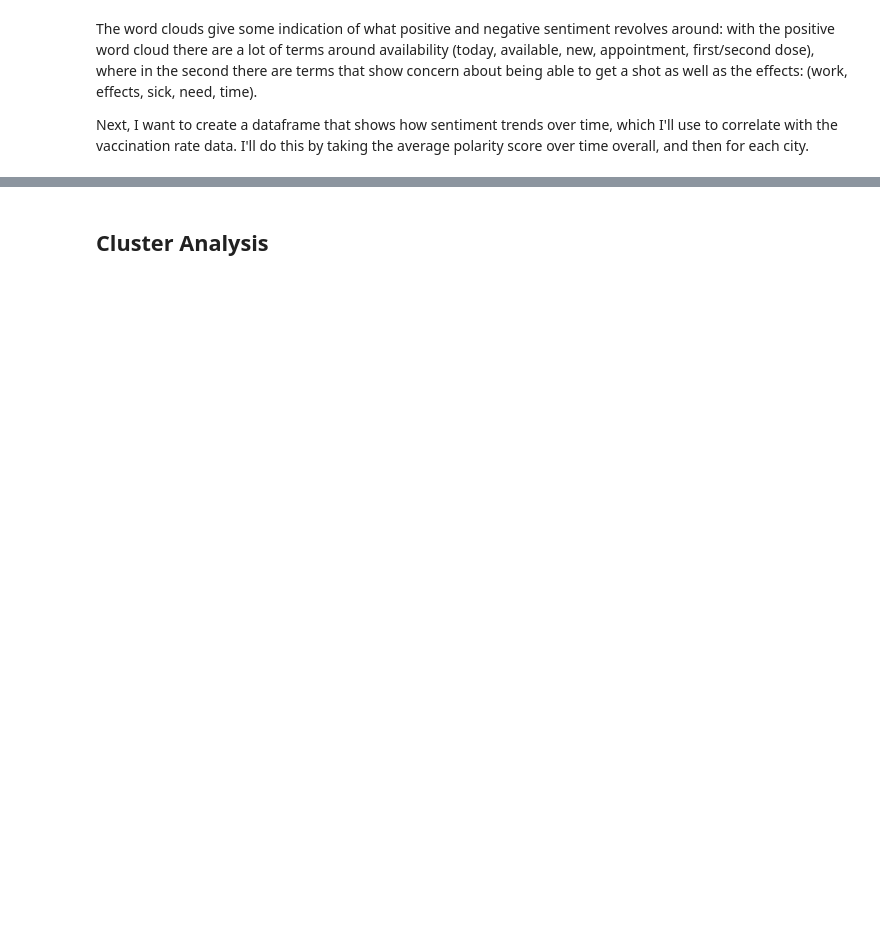
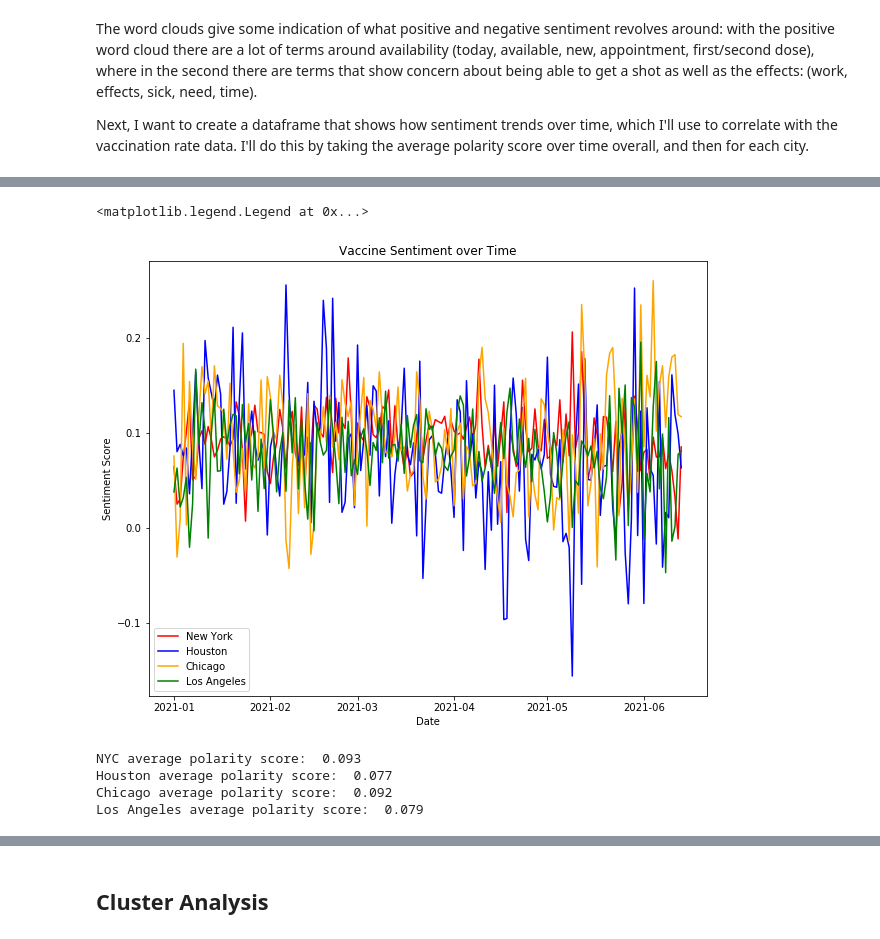
Before and after one commit to christisarv/2021-covid-vaccine-analysis, a Jupyter notebook: Twitter Sentiment Evaluation.ipynb, the cells around one changed output, grey strips where cells are left out. Saved outputs shown, nothing was run; the diff lists cells and outputs as text; code cells hidden in the pictures; blank space fills up the shorter version.

```diff
--- a/Twitter Sentiment Evaluation.ipynb
+++ b/Twitter Sentiment Evaluation.ipynb
@@ -261,7 +288,9 @@ def sent_by_location(df, location):
     """
 
     location_df = df[df['geo'] == location]
-    return location_df[['date', 'tb_polarity']].sort_values(by ='date').groupby('date').mean()
+    location_df = location_df[['date', 'tb_polarity']].sort_values(by ='date').groupby('date').mean()
+    location_df.index = pd.to_datetime(location_df.index)
+    return location_df
 # %%
 hou_sent = sent_by_location(df, 'houston')
 chi_sent = sent_by_location(df, 'chicago')
@@ -269,11 +298,25 @@ nyc_sent = sent_by_location(df, 'nyc')
 la_sent = sent_by_location(df, 'la')
 # %%
 fig = plt.figure(figsize=(10, 8))
-plt.plot(hou_sent, label='Houston')
-plt.plot(chi_sent, label='Chicago')
-plt.plot(nyc_sent, label='New York City')
-plt.plot(la_sent, label='Los Angeles')
+plt.plot(nyc_sent, label='New York', color='red')
+plt.plot(hou_sent, label='Houston', color='blue')
+plt.plot(chi_sent, label='Chicago', color='orange')
+plt.plot(la_sent, label='Los Angeles', color='green')
 plt.xlabel('Date')
 plt.ylabel('Sentiment Score')
 plt.title("Vaccine Sentiment over Time")
 plt.legend()
+# plt.savefig("Images/vaccine_sentiment")
+# %% [output]
+<matplotlib.legend.Legend at 0x...>
+[figure, added]
+# %%
+print("NYC average polarity score: ", round(nyc_sent['tb_polarity'].mean(), 3))
+print("Houston average polarity score: ", round(hou_sent['tb_polarity'].mean(),3))
+print("Chicago average polarity score: ", round(chi_sent['tb_polarity'].mean(), 3))
+print("Los Angeles average polarity score: ", round(la_sent['tb_polarity'].mean(), 3))
+# %% [output]
+NYC average polarity score:  0.093
+Houston average polarity score:  0.077
+Chicago average polarity score:  0.092
+Los Angeles average polarity score:  0.079
```
Also changed, not shown: parts of 29 cells of this notebook, 2 other files.
